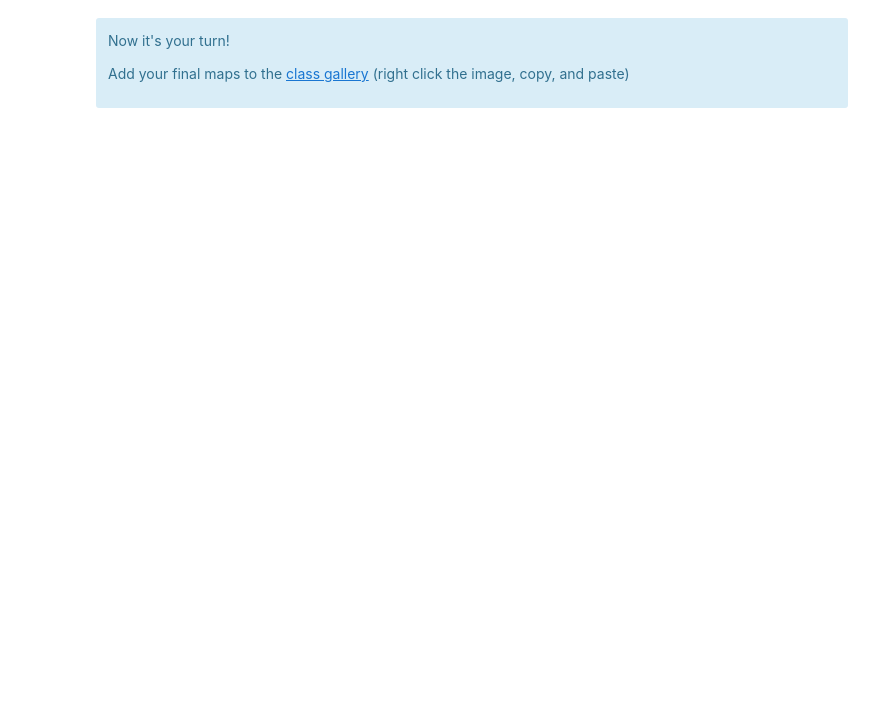
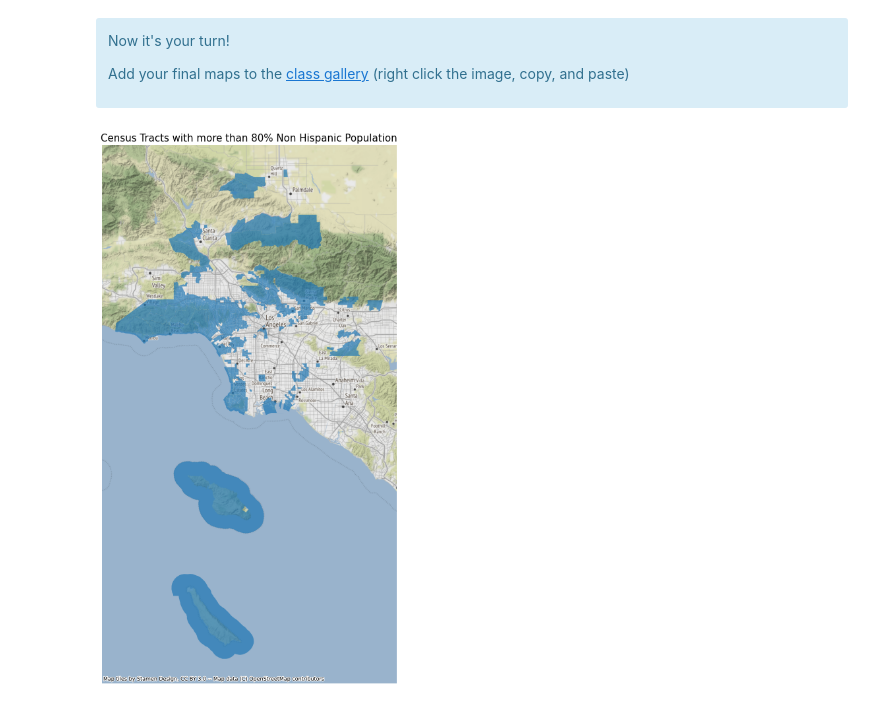
Before and after one commit to alex-lansing/dh140, a Jupyter notebook: Assignment 4/Assignment04.ipynb, the cells around one changed output. Drawn from its saved outputs; the diff is of its cells as text; code cells hidden in the pictures; blank space fills up the shorter version.

```diff
--- a/Assignment 4/Assignment04.ipynb
+++ b/Assignment 4/Assignment04.ipynb
@@ -421,3 +796,15 @@ Now it's your turn!
 Add your final maps to the <a href="https://docs.google.com/document/d/1QP6d2E5V9rVym61DSDtFbo4N2xgLBAymATVNsgK3eAo/edit?usp=sharing" target="_blank">class gallery</a> (right click the image, copy, and paste)
 
 </div>
+# %%
+fig, ax = plt.subplots(figsize=(15, 15))
+
+gdf_web_mercator[gdf_web_mercator['Percent Non Hispanic'] > 80].plot(ax=ax, alpha=0.7)
+
+ax.axis('off')
+
+ax.set_title('Census Tracts with more than 80% Non Hispanic Population',fontsize=15)
+
+ctx.add_basemap(ax)
+# %% [output]
+[figure, added]
```
Also changed, not shown: parts of 49 cells of this notebook.
